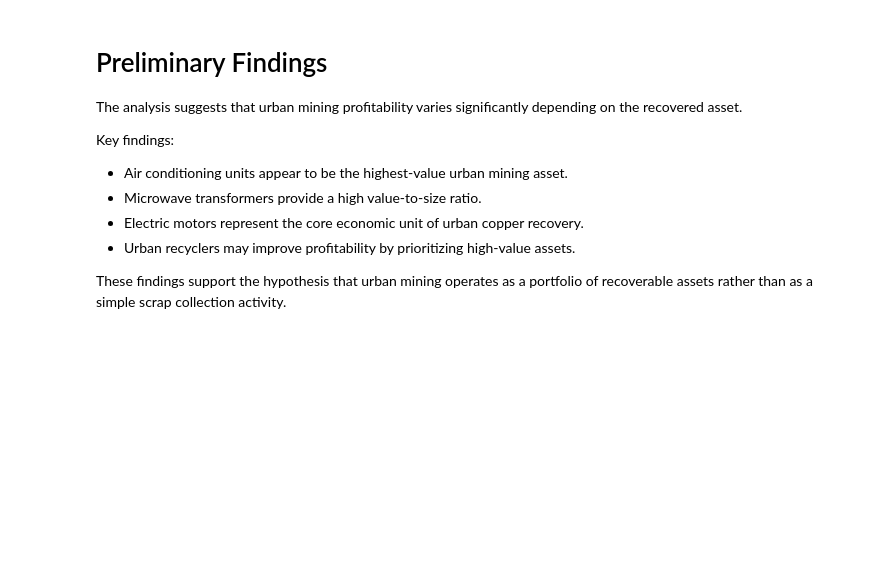
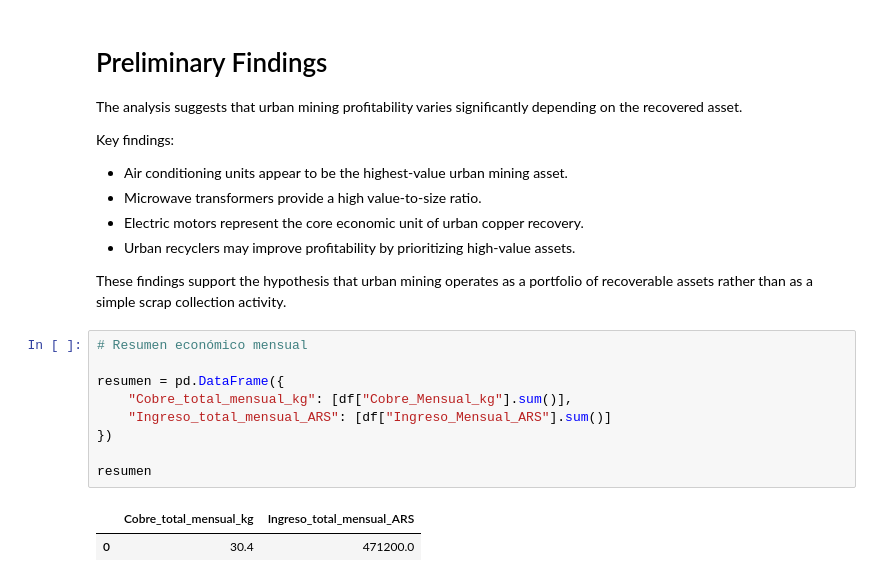
Before and after one commit to marhermac/copper-recycling-decision-system, a Jupyter notebook: notebooks/urban_mining_economics.ipynb, the cells around one changed output. Drawn from its saved outputs; the diff is of its cells as text; blank space fills up the shorter version.

```diff
--- a/notebooks/urban_mining_economics.ipynb
+++ b/notebooks/urban_mining_economics.ipynb
@@ -106,3 +106,15 @@ Key findings:
 * Urban recyclers may improve profitability by prioritizing high-value assets.
 
 These findings support the hypothesis that urban mining operates as a portfolio of recoverable assets rather than as a simple scrap collection activity.
+# %%
+# Resumen económico mensual
+
+resumen = pd.DataFrame({
+    "Cobre_total_mensual_kg": [df["Cobre_Mensual_kg"].sum()],
+    "Ingreso_total_mensual_ARS": [df["Ingreso_Mensual_ARS"].sum()]
+})
+
+resumen
+# %% [output]
+|  | Cobre_total_mensual_kg | Ingreso_total_mensual_ARS |
+| 0 | 30.4 | 471200.0 |
```
Also changed, not shown: parts of 8 cells of this notebook.
